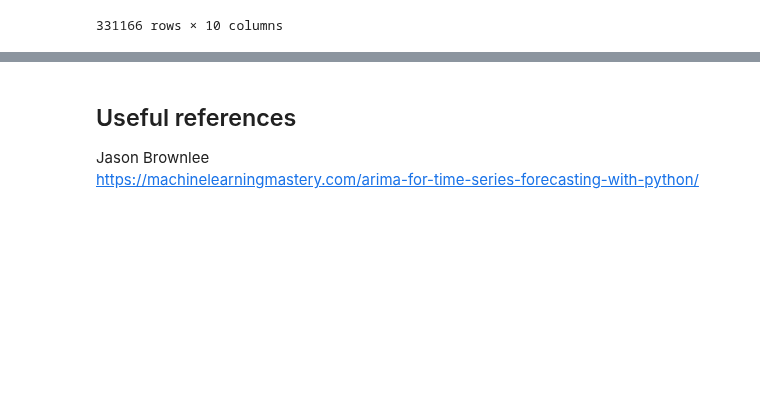
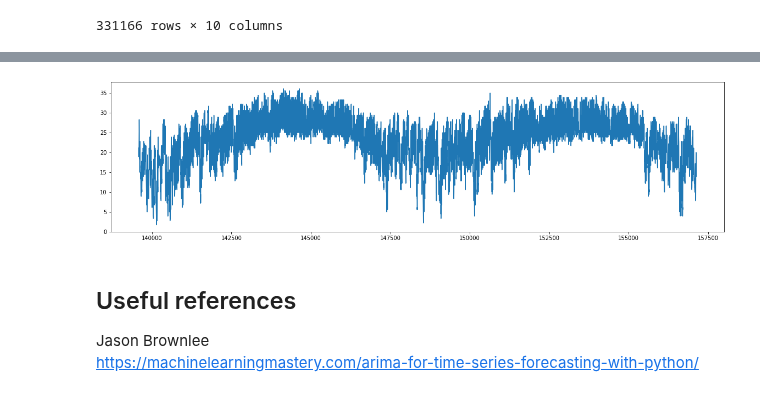
Before and after one commit to ShepherdCode/BuildingEnergy, a Jupyter notebook: ARIMA_101.ipynb, the cells around one changed output, grey strips where cells are left out. Drawn from its saved outputs; the diff is of its cells as text; code cells hidden in the pictures; blank space fills up the shorter version.

Commit message:
Plot one temperature over 2 years.

```diff
--- a/ARIMA_101.ipynb
+++ b/ARIMA_101.ipynb
@@ -109,3 +109,8 @@ Cockatoo    16975
 Moose       16860
 Crow        16860
 Name: site_id, dtype: int64
+# %%
+print("Weather observations for one site:")
+gator_df = wet_df[wet_df['site_id']=='Gator']
+gator_temp_df=gator_df['airTemperature']
+gator_temp_df.describe()
@@ -112,3 +128,8 @@ Name: site_id, dtype: int64
+# %%
+gator_temp_df.plot(figsize=(20,5))
+plt.show()
+# %% [output]
+[figure, added]
 # %% [markdown]
 ## Useful references
 
```
Also changed, not shown: parts of 2 cells of this notebook.
